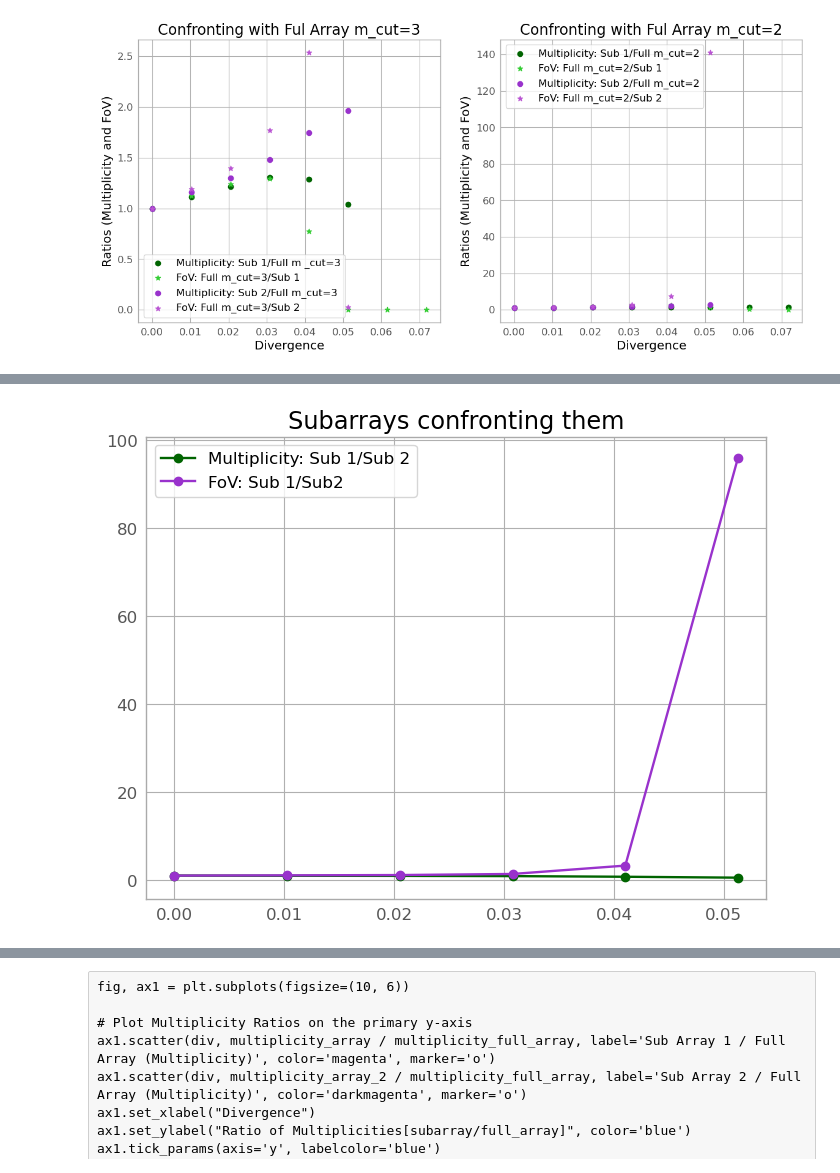
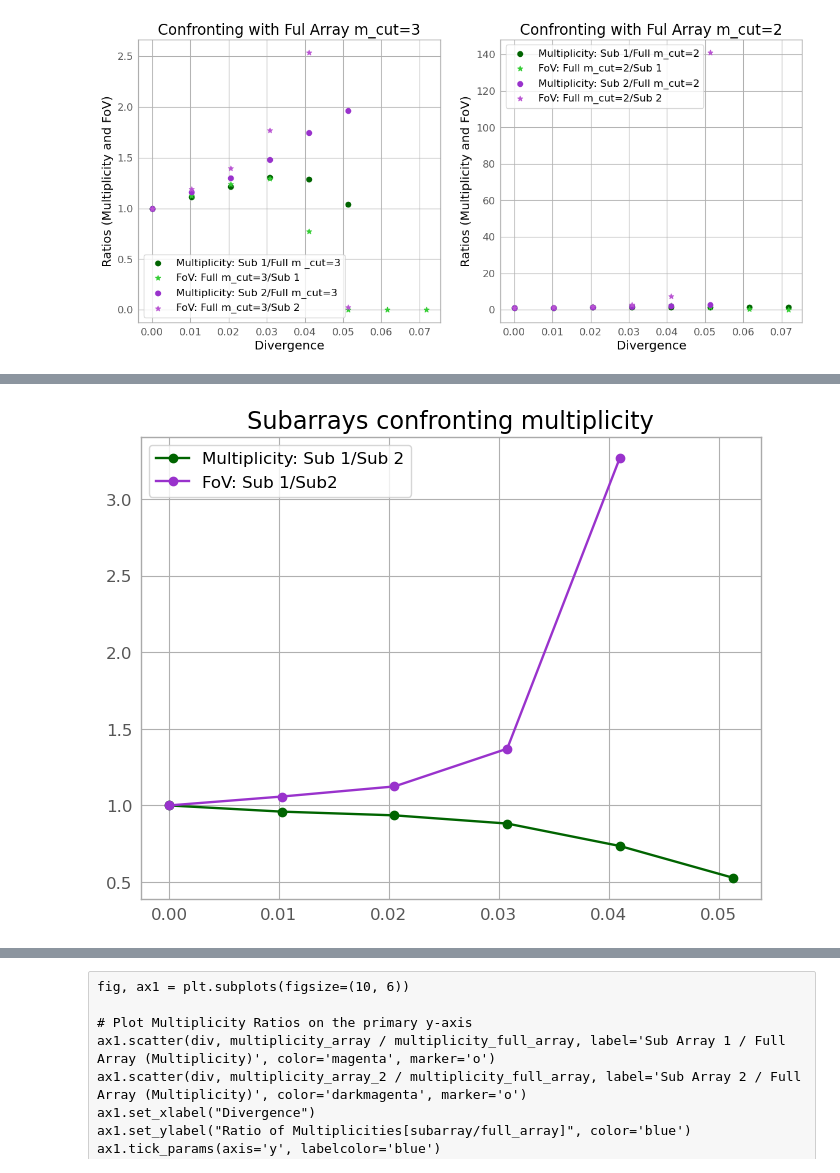
Before and after one commit to SamantaMorales/divtel, a Jupyter notebook: Confronting_full_vs_subarray.ipynb, the cells around one changed output, grey strips where cells are left out. Saved outputs shown, nothing was run; the diff lists cells and outputs as text; code cells hidden in the pictures.

Commit message:
still working on the graphs

```diff
--- a/Confronting_full_vs_subarray.ipynb
+++ b/Confronting_full_vs_subarray.ipynb
@@ -666,14 +666,13 @@ Table length=5
 # %%
 FoV_array=[]
 multiplicity_array=[]
-i=0
+
 for divergence in div:
     array.divergent_pointing(divergence, az=0,alt=70)
     FoV=array.hFoV(subarray_mult=number_of_telescopes_subarray_1, m_cut=3)[0]
     multiplicity=array.hFoV(subarray_mult=number_of_telescopes_subarray_1, m_cut=3)[1]
     FoV_array.append(FoV)
     multiplicity_array.append(multiplicity)
-    i+=1
 # %%
 array_2.table
 # %% [output]
@@ -1063,8 +1141,8 @@ plt.show()
 # %%
 plt.plot(div[:12], multiplicity_array[:12]/multiplicity_array_2[:12], label='Multiplicity: Sub 1/Sub 2', marker='o', color='darkgreen')
-plt.plot(div[:12],  FoV_array[:12]/FoV_array_2[:12], label='FoV: Sub 1/Sub2',marker='o', color='darkorchid')
-plt.title("Subarrays confronting them")
+plt.plot(div[:5],  FoV_array[:5]/FoV_array_2[:5], label='FoV: Sub 1/Sub2',marker='o', color='darkorchid')
+plt.title("Subarrays confronting multiplicity")
 plt.legend()
 plt.show()
 # %% [output]
-[figure, old version]
+[figure, new version]
```
Also changed, not shown: parts of 8 cells of this notebook.
